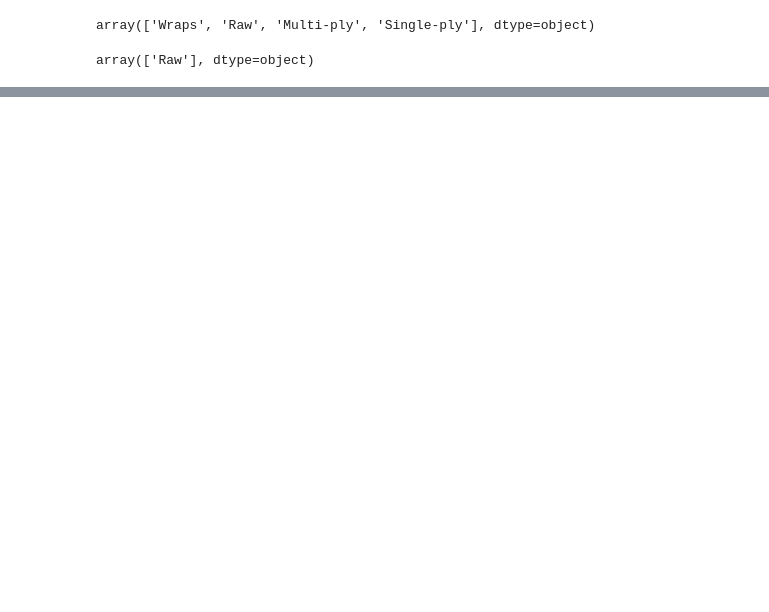
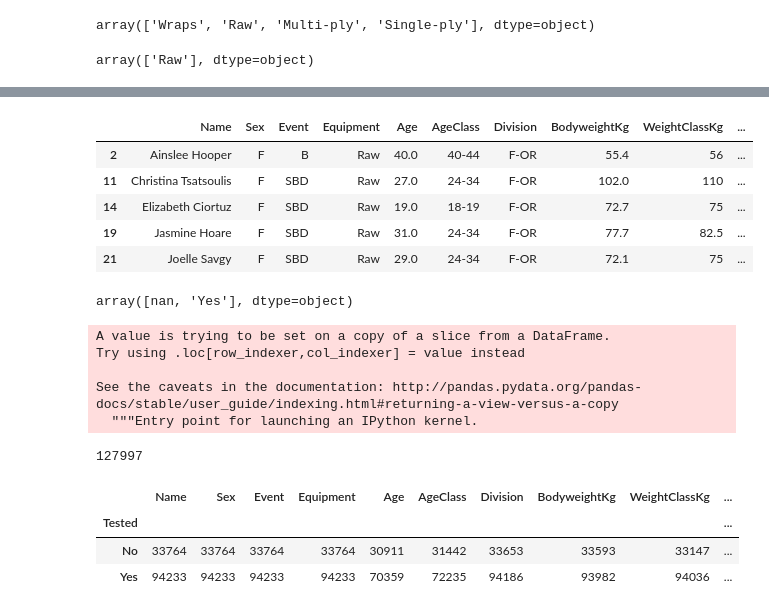
Before and after one commit to Emma-Pang/Powerlifting-data-analysis, a Jupyter notebook: liftingdata_analysis.ipynb, the cells around one changed output, grey strips where cells are left out. Cells and saved outputs as stored; diff of their text form; code cells hidden in the pictures; blank space fills up the shorter version.

```diff
--- a/liftingdata_analysis.ipynb
+++ b/liftingdata_analysis.ipynb
@@ -85,0 +141,32 @@ array(['Raw'], dtype=object)
+# %%
+f_data_cleaned.head()
+# %% [output]
+|  | Name | Sex | Event | Equipment | Age | AgeClass | Division | BodyweightKg | WeightClassKg | ... |
+| 2 | Ainslee Hooper | F | B | Raw | 40.0 | 40-44 | F-OR | 55.4 | 56 | ... |
+| 11 | Christina Tsatsoulis | F | SBD | Raw | 27.0 | 24-34 | F-OR | 102.0 | 110 | ... |
+| 14 | Elizabeth Ciortuz | F | SBD | Raw | 19.0 | 18-19 | F-OR | 72.7 | 75 | ... |
+| 19 | Jasmine Hoare | F | SBD | Raw | 31.0 | 24-34 | F-OR | 77.7 | 82.5 | ... |
+| 21 | Joelle Savgy | F | SBD | Raw | 29.0 | 24-34 | F-OR | 72.1 | 75 | ... |
+# %%
+f_data_cleaned['Tested'].unique()
+# %% [output]
+array([nan, 'Yes'], dtype=object)
+# %%
+f_data_cleaned['Tested'] = f_data_cleaned['Tested'].fillna('No')
+# %% [output]
+A value is trying to be set on a copy of a slice from a DataFrame.
+Try using .loc[row_indexer,col_indexer] = value instead
+
+See the caveats in the documentation: http://pandas.pydata.org/pandas-docs/stable/user_guide/indexing.html#returning-a-view-versus-a-copy
+  """Entry point for launching an IPython kernel.
+# %%
+f_data_cleaned['Tested'].count()
+# %% [output]
+127997
+# %%
+f_data_cleaned.groupby('Tested').count()
+# %% [output]
+|  | Name | Sex | Event | Equipment | Age | AgeClass | Division | BodyweightKg | WeightClassKg | ... |
+| Tested |  |  |  |  |  |  |  |  |  | ... |
+| No | 33764 | 33764 | 33764 | 33764 | 30911 | 31442 | 33653 | 33593 | 33147 | ... |
+| Yes | 94233 | 94233 | 94233 | 94233 | 70359 | 72235 | 94186 | 93982 | 94036 | ... |
```
Also changed, not shown: parts of 15 cells of this notebook.
